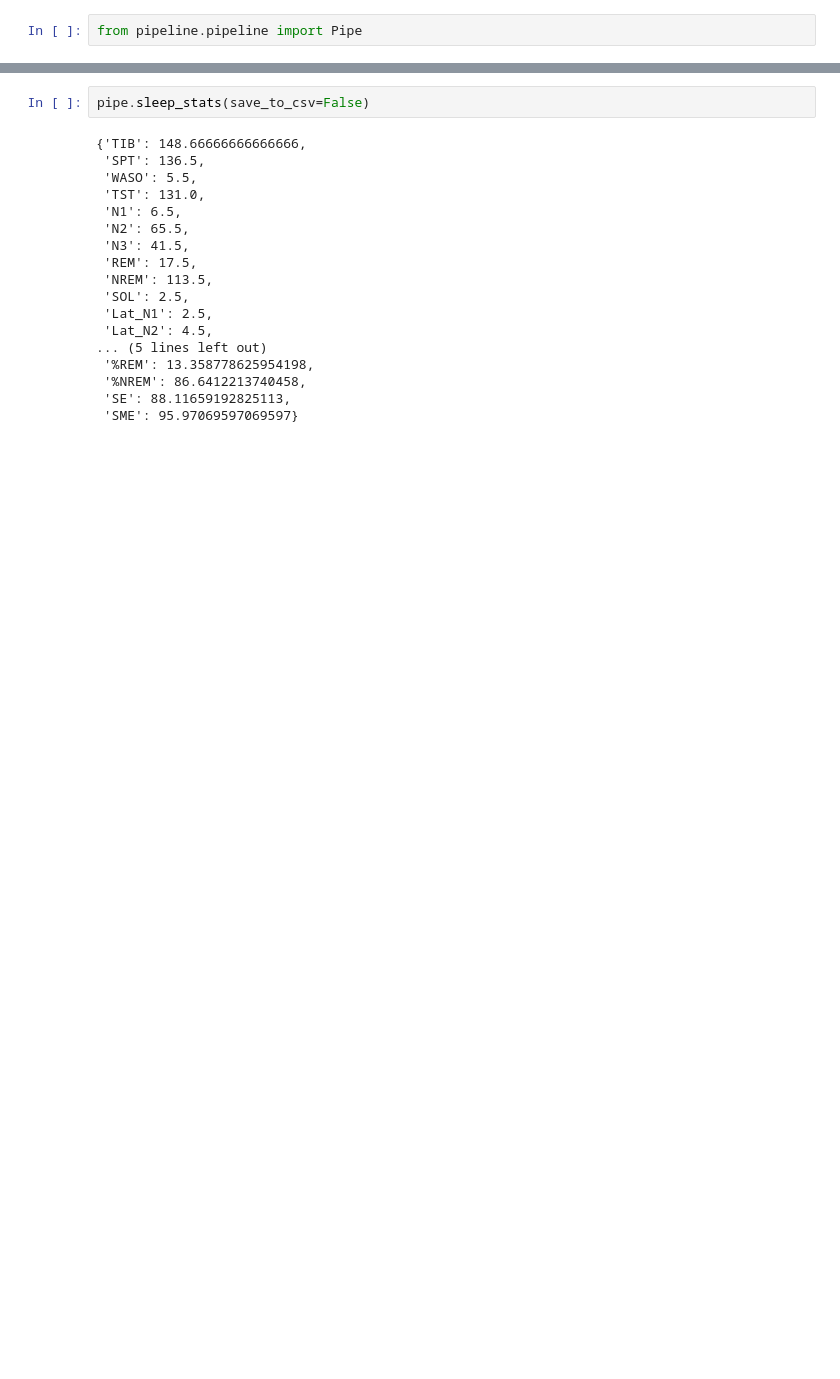
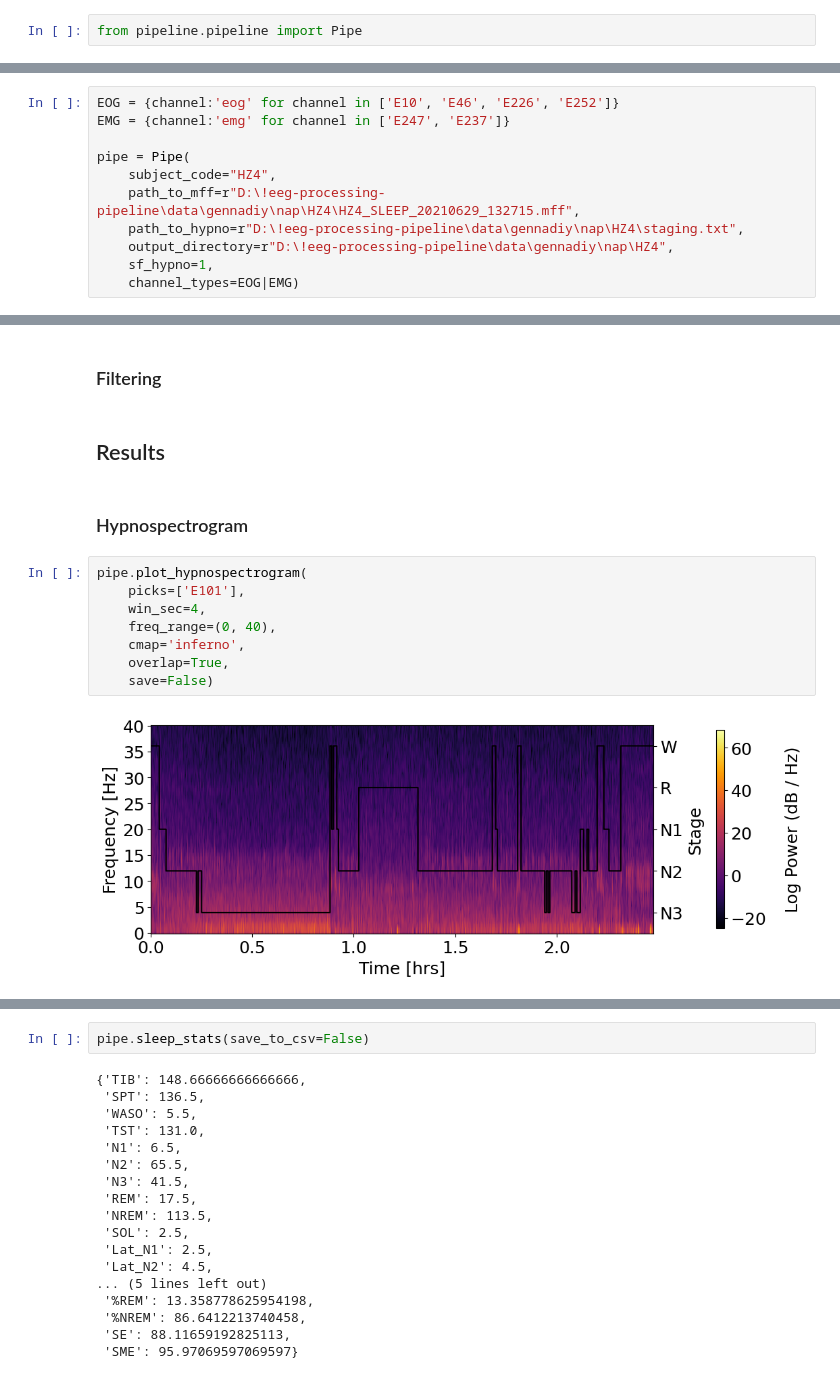
Before and after one commit to NirLab-TAU/sleepeegpy, a Jupyter notebook: test.ipynb, the cells around one changed output, grey strips where cells are left out. Saved outputs shown, nothing was run; the diff lists cells and outputs as text; blank space fills up the shorter version.

```diff
--- a/test.ipynb
+++ b/test.ipynb
@@ -33,0 +5,11 @@ Reading EGI MFF Header from D:\Yuval\nap_data\HZ4\HZ4_SLEEP_20210629_132715.mff.
+# %%
+EOG = {channel:'eog' for channel in ['E10', 'E46', 'E226', 'E252']}
+EMG = {channel:'emg' for channel in ['E247', 'E237']}
+
+pipe = Pipe(
+    subject_code="HZ4",
+    path_to_mff=r"D:\!eeg-processing-pipeline\data\gennadiy\nap\HZ4\HZ4_SLEEP_20210629_132715.mff",
+    path_to_hypno=r"D:\!eeg-processing-pipeline\data\gennadiy\nap\HZ4\staging.txt",
+    output_directory=r"D:\!eeg-processing-pipeline\data\gennadiy\nap\HZ4",
+    sf_hypno=1,
+    channel_types=EOG|EMG)
@@ -33,0 +32,16 @@ Reading EGI MFF Header from D:\Yuval\nap_data\HZ4\HZ4_SLEEP_20210629_132715.mff.
+# %% [markdown]
+### Filtering
+# %% [markdown]
+## Results
+# %% [markdown]
+### Hypnospectrogram
+# %%
+pipe.plot_hypnospectrogram(
+    picks=['E101'],
+    win_sec=4,
+    freq_range=(0, 40),
+    cmap='inferno',
+    overlap=True,
+    save=False)
+# %% [output]
+[figure, added]
```
Also changed, not shown: parts of 16 cells of this notebook, 3 other files.
